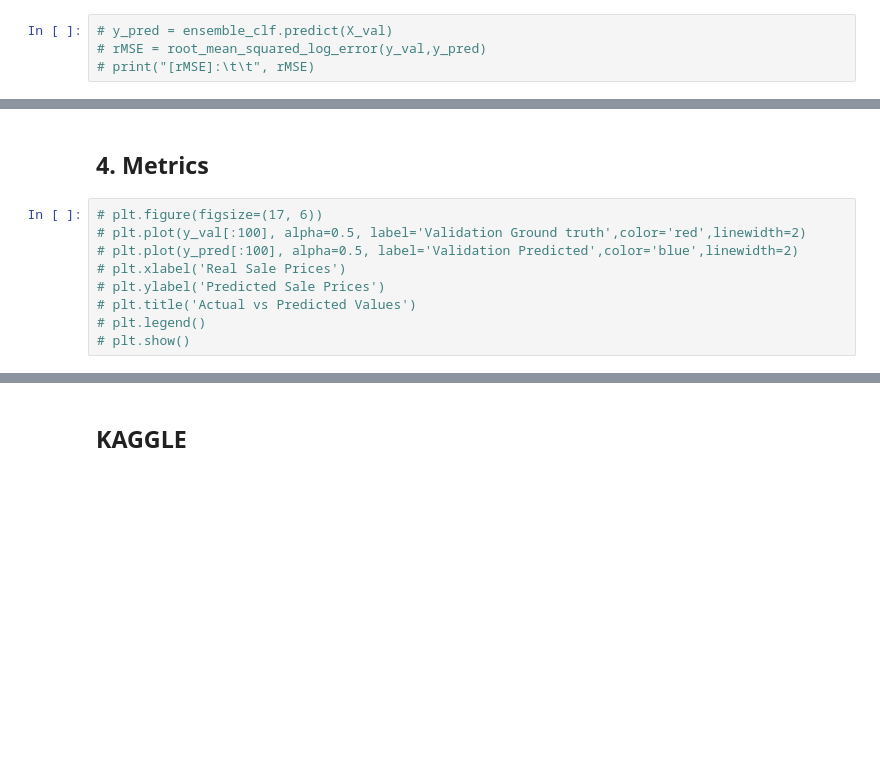
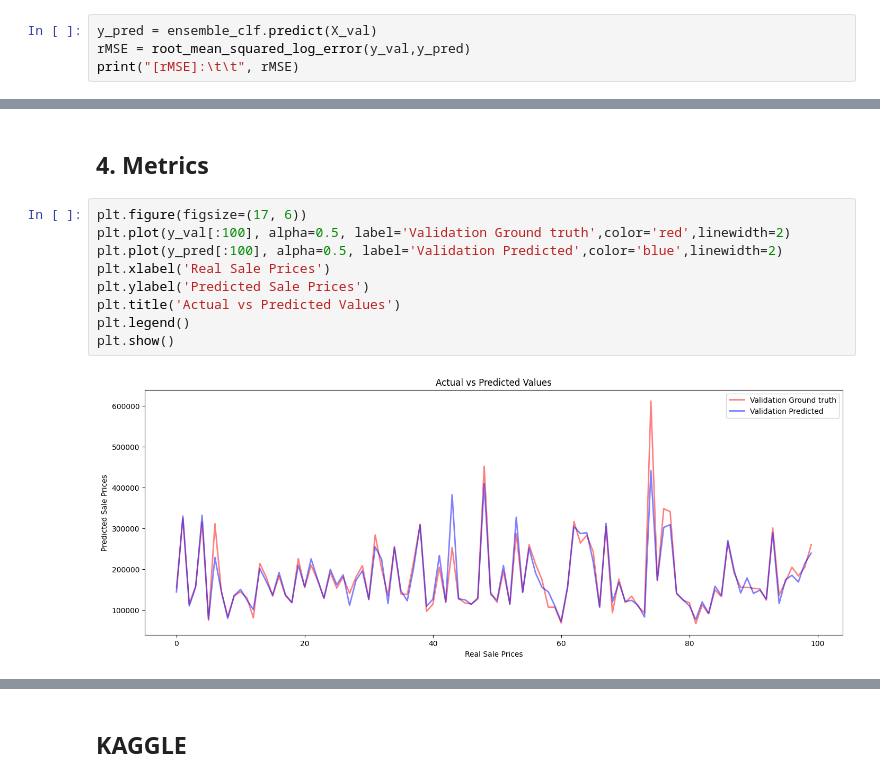
Before and after one commit to tudi72/2023_HOUSE_PRICE_REGRESSION, a Jupyter notebook: house_regression.ipynb, the cells around one changed output, grey strips where cells are left out. Saved outputs shown, nothing was run; the diff lists cells and outputs as text; blank space fills up the shorter version.

```diff
--- a/house_regression.ipynb
+++ b/house_regression.ipynb
@@ -329,6 +330,6 @@ VotingRegressor(estimators=[('GB',
                                            subsample_for_bin=800))],
                 verbose=True, weights=[0.35, 0.34, 0.31])
 # %%
-# y_pred = ensemble_clf.predict(X_val)
-# rMSE = root_mean_squared_log_error(y_val,y_pred)
-# print("[rMSE]:\t\t", rMSE)
+y_pred = ensemble_clf.predict(X_val)
+rMSE = root_mean_squared_log_error(y_val,y_pred)
+print("[rMSE]:\t\t", rMSE)
@@ -340,12 +344,14 @@ test_preds = ensemble_clf.predict(X_test)
 # %% [markdown]
 ## 4. Metrics
 # %%
-# plt.figure(figsize=(17, 6))
-# plt.plot(y_val[:100], alpha=0.5, label='Validation Ground truth',color='red',linewidth=2)
-# plt.plot(y_pred[:100], alpha=0.5, label='Validation Predicted',color='blue',linewidth=2)
-# plt.xlabel('Real Sale Prices')
-# plt.ylabel('Predicted Sale Prices')
-# plt.title('Actual vs Predicted Values')
-# plt.legend()
-# plt.show()
+plt.figure(figsize=(17, 6))
+plt.plot(y_val[:100], alpha=0.5, label='Validation Ground truth',color='red',linewidth=2)
+plt.plot(y_pred[:100], alpha=0.5, label='Validation Predicted',color='blue',linewidth=2)
+plt.xlabel('Real Sale Prices')
+plt.ylabel('Predicted Sale Prices')
+plt.title('Actual vs Predicted Values')
+plt.legend()
+plt.show()
+# %% [output]
+[figure, added]
 # %%
```
Also changed, not shown: parts of 6 cells of this notebook, 1 other file.
